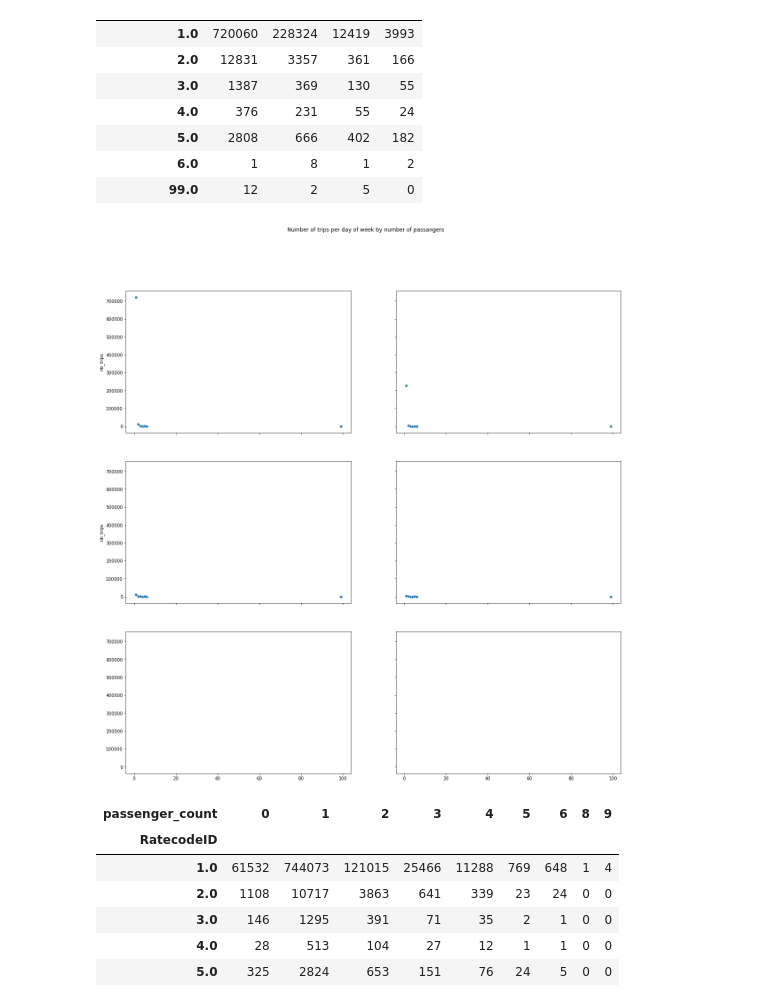
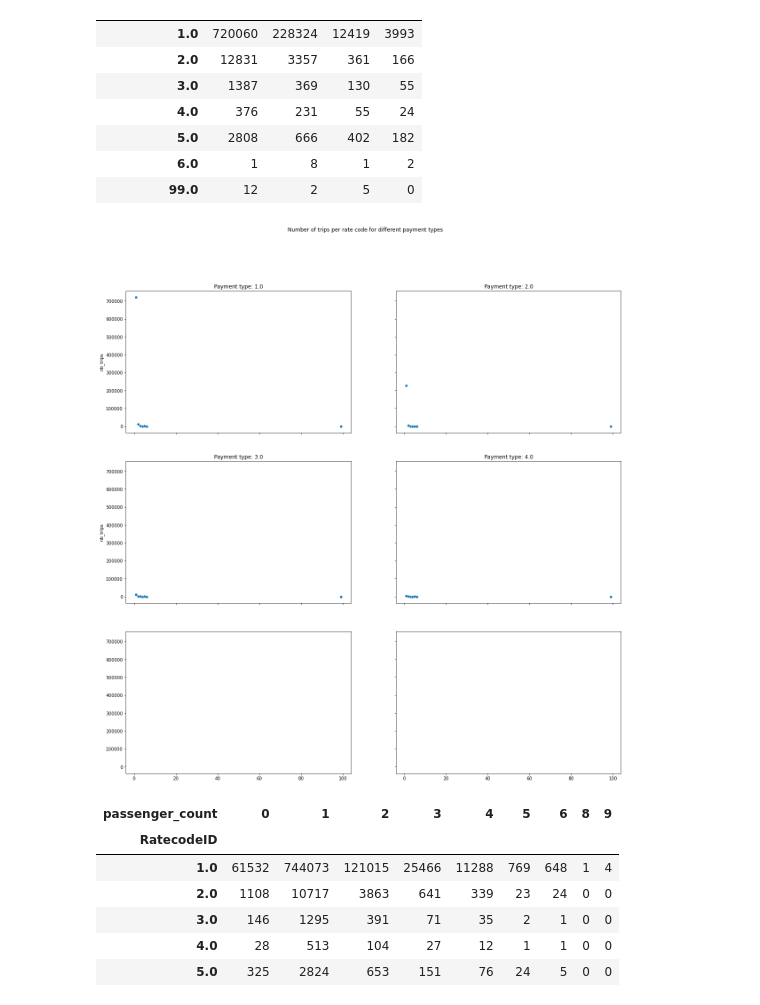
Before and after one commit to Julianna-szabo/Python_Final_Project, a Jupyter notebook: Viki.ipynb, the cells around one changed output. Saved outputs shown, nothing was run; the diff lists cells and outputs as text; code cells hidden in the pictures.

```diff
--- a/Viki.ipynb
+++ b/Viki.ipynb
@@ -386,17 +359,17 @@ fare_type_vs_payment_type_pivot
 # %%
 payment_type = [1.0, 2.0, 3.0, 4.0]
 
 fig, axes = plt.subplots(nrows=len(payment_type)//2+1, ncols=2, sharex = True, sharey = True,
                          figsize=(20,20))
-fig.suptitle('Number of trips per day of week by number of passangers')
+fig.suptitle('Number of trips per rate code for different payment types')
 i = 0
 for payment in payment_type:
     sns.scatterplot(data = fare_type_vs_payment_type[fare_type_vs_payment_type['payment_type'] == payment],
-                 x = 'RatecodeID', y = 'nb_trips', ax=axes[i//2, i%2],)
+                 x = 'RatecodeID', y = 'nb_trips', ax=axes[i//2, i%2],).set_title('Payment type: {}'.format(payment))
     i += 1
 plt.show()
 # %% [output]
-[figure, old version]
+[figure, new version]
 # %%
 fare_type_vs_pass_count = march.groupby(['RatecodeID', 'passenger_count']).size().reset_index()
 fare_type_vs_pass_count.columns=['RatecodeID','passenger_count','nb_trips']
```
Also changed, not shown: parts of 7 cells of this notebook.
